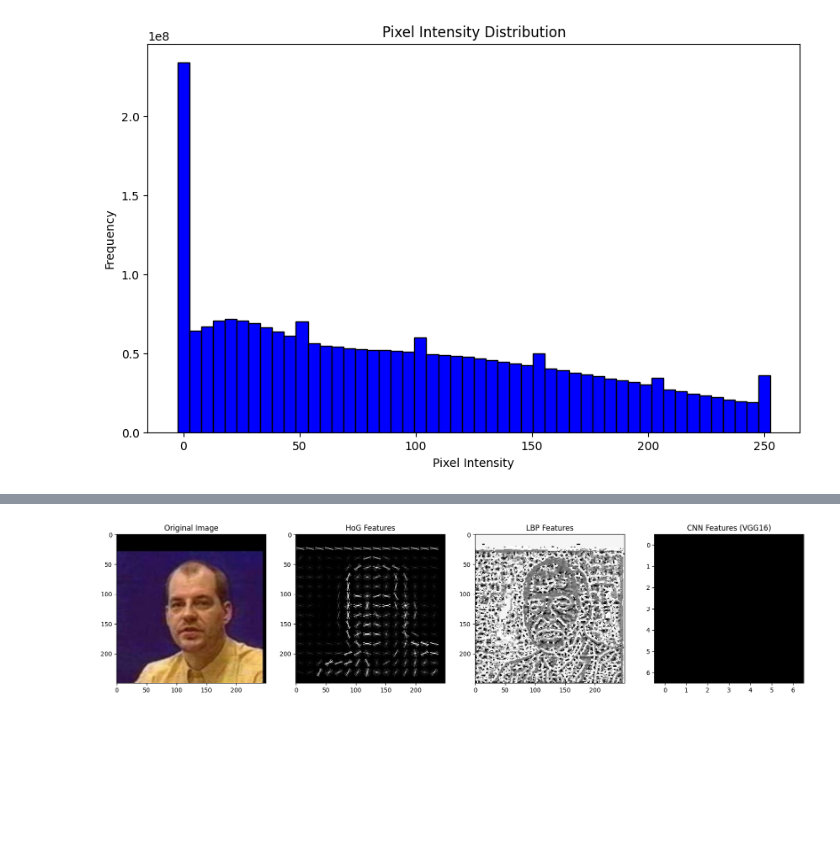
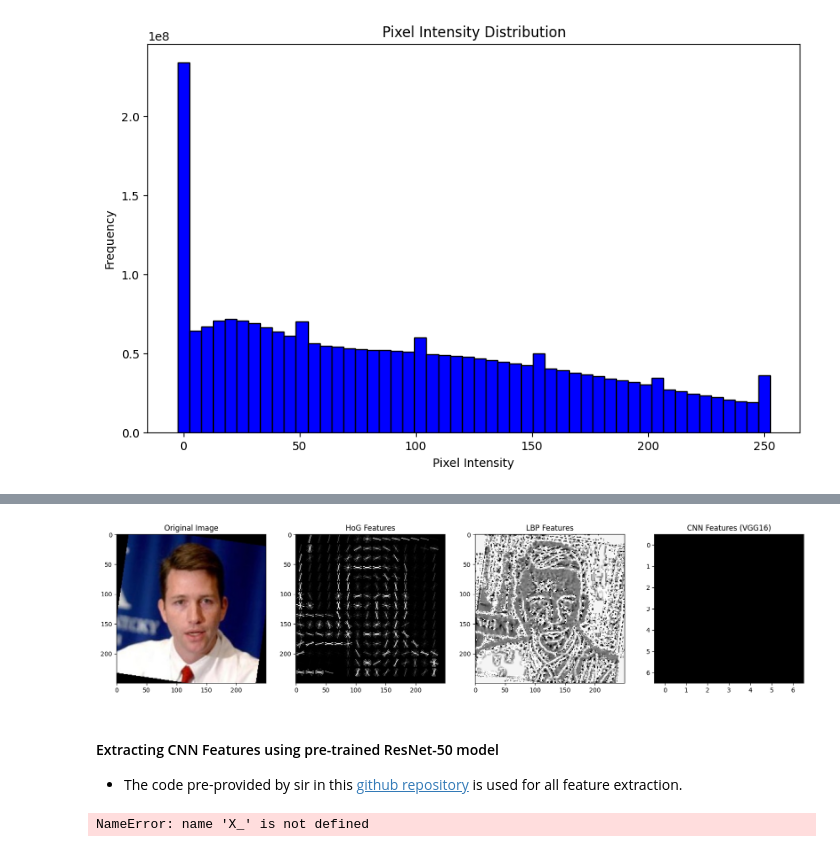
Before and after one commit to anuj-l22/PRML_Project, a Jupyter notebook: PRML_Project.ipynb, the cells around one changed output, grey strips where cells are left out. Cells and saved outputs as stored; diff of their text form; code cells hidden in the pictures; blank space fills up the shorter version.

```diff
--- a/PRML_Project.ipynb
+++ b/PRML_Project.ipynb
@@ -307,7 +295,7 @@ from tensorflow.keras.applications.vgg16 import preprocess_input
 # Assuming X is your array of images with shape (n_images, 250, 250, 3)
 # Select an image
 img_index = 0  # Change this index to select a different image
-img = X[img_index]
+img = X_[img_index]
 
 # Extract HoG features
 fd, hog_image = hog(img, orientations=8, pixels_per_cell=(16, 16),
@@ -344 +332,51 @@ Downloading data from https://storage.googleapis.com/tensorflow/keras-applicatio
-[figure, old version]
+[figure, new version]
+# %% [markdown]
+#### Extracting CNN Features using pre-trained ResNet-50 model
+
+*   The code pre-provided by sir in this [github repository](https://github.com/anandmishra22/PRML-Spring-2023/blob/main/Project/Reference_Codes/refCodes4PRMLProject.ipynb) is used for all feature extraction.
+# %%
+#This code can be used to extract pretrained CNN (ResNet) Features.
+#It takes Image Path and returns 2048-dimensional feature.
+import torch
+import torch.nn as nn
+import torchvision.models as models
+import torchvision.transforms as transforms
+from PIL import Image
+
+# Load pre-trained ResNet-50 model
+resnet = models.resnet50(pretrained=True)
+# Remove the last fully connected layer
+resnet = nn.Sequential(*list(resnet.children())[:-1])
+# Set the model to evaluation mode
+resnet.eval()
+
+# Define a function to extract features from an image array
+def extract_features_from_array(image_array, model):
+    # Convert the image array to a tensor
+    image_tensor = torch.tensor(image_array, dtype=torch.float32) / 255.0  # Normalize pixel values to [0, 1]
+
+    # Add batch dimension
+    image_tensor = image_tensor.unsqueeze(0)
+
+    # Extract features using the ResNet-50 model
+    with torch.no_grad():
+        features = model(image_tensor)
+
+    # Remove the batch dimension and return the features
+    return features.squeeze(0)
+
+# Create an empty list to store extracted features of each Image in X_
+extracted_features = []
+
+# Iterate over each image array in X_
+for image_array in X_:
+    # Extract features using the ResNet-50 model
+    features = extract_features_from_array(X_ ,resnet)
+
+    # Append the extracted features to the list
+    extracted_features.append(features)
+
+# Convert the list of features to a torch tensor
+extracted_features_tensor = torch.stack(extracted_features)
+# %% [output]
+NameError: name 'X_' is not defined
```
Also changed, not shown: parts of 9 cells of this notebook.
